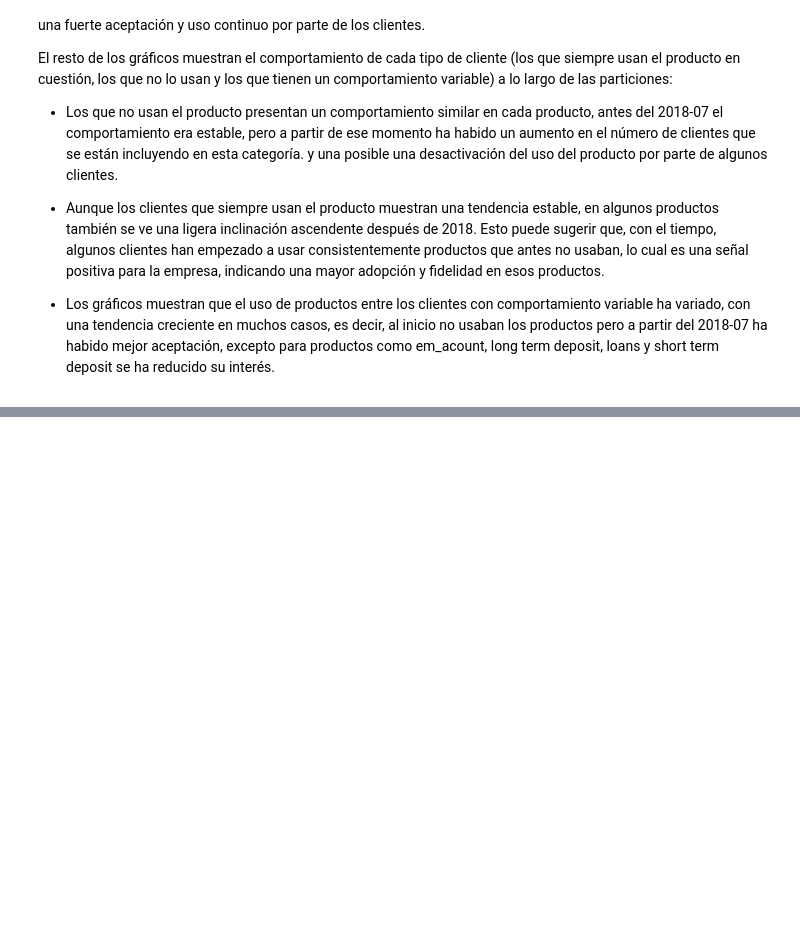
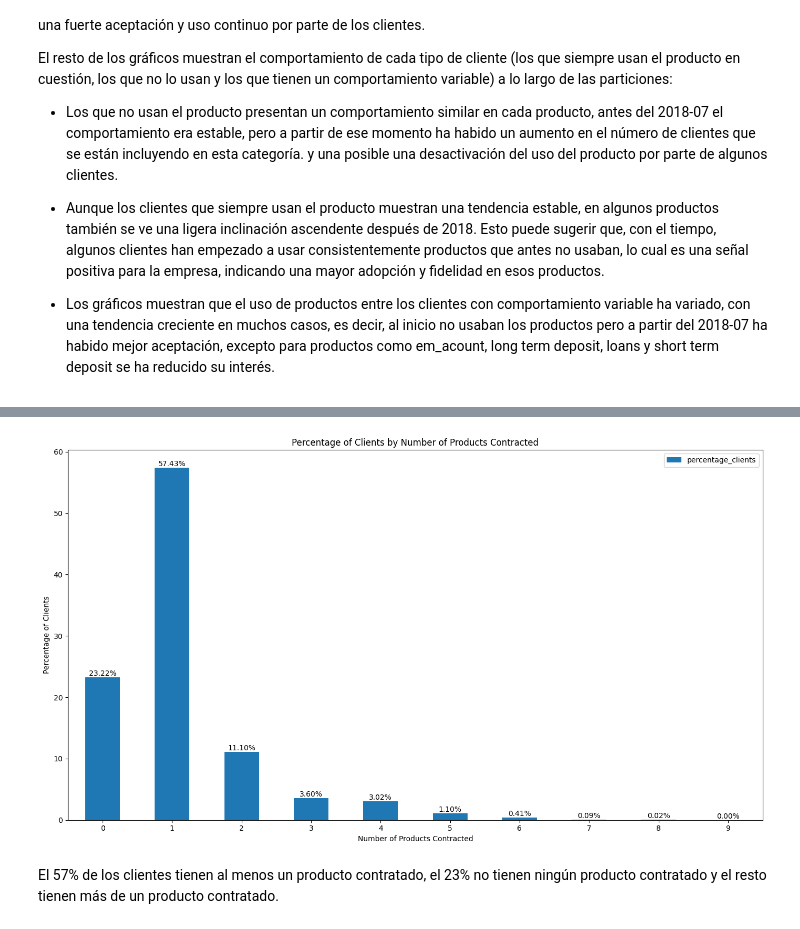
Before and after one commit to jascicz/easy_money_Project, a Jupyter notebook: Tarea_1_Análisis_BI/productos.ipynb, the cells around one changed output, grey strips where cells are left out. Saved outputs shown, nothing was run; the diff lists cells and outputs as text; code cells hidden in the pictures; blank space fills up the shorter version.

```diff
--- a/Tarea_1_Análisis_BI/productos.ipynb
+++ b/Tarea_1_Análisis_BI/productos.ipynb
@@ -346,0 +352,4 @@ y una posible una desactivación del uso del producto por parte de algunos clien
+# %%
+# se crea una nueva columna que contenga la suma de productos contratados por registro
+prod_df["num_products_contracts"] = prod_df[variables].sum(axis=1)
+prod_df["num_products_contracts"].value_counts().sort_index()
@@ -346,0 +371,13 @@ y una posible una desactivación del uso del producto por parte de algunos clien
+# %%
+# Agrupar por 'pk_cid' para obtener el máximo número de productos contratados por cliente
+max_products_per_client = prod_df.groupby('pk_cid')['num_products_contracts'].max()
+
+# Contar cuántos clientes tienen un determinado número de servicios contratados
+clients_per_service_count = max_products_per_client.value_counts().reset_index()
+
+# Renombrar las columnas para mayor claridad
+clients_per_service_count.columns = ['num_products_contracted', 'num_clients']
+
+# Ordenar por número de productos contratados
+clients_per_service_count.sort_values(by='num_products_contracted', inplace=True)
+clients_per_service_count
@@ -346,0 +396,17 @@ y una posible una desactivación del uso del producto por parte de algunos clien
+# %%
+# Gráfico de barras para visualizar el porcentaje de clientes por número de productos contratados en el dataset
+total_clients = clients_per_service_count['num_clients'].sum()
+clients_per_service_count['percentage_clients'] = clients_per_service_count['num_clients'] / total_clients * 100
+clients_per_service_count.plot(x='num_products_contracted', y='percentage_clients', kind='bar', figsize=(14, 8))
+for i, value in enumerate(clients_per_service_count['percentage_clients']):
+    plt.text(i, value, f'{value:.2f}%', ha='center', va='bottom')
+plt.xlabel('Number of Products Contracted')
+plt.ylabel('Percentage of Clients')
+plt.title('Percentage of Clients by Number of Products Contracted')
+plt.xticks(rotation=0)
+plt.tight_layout()
+plt.show()
+# %% [output]
+[figure, added]
+# %% [markdown]
+El 57% de los clientes tienen al menos un producto contratado, el 23% no tienen ningún producto contratado y el resto tienen más de un producto contratado.
```
Also changed, not shown: parts of 18 cells of this notebook, 1 other file.
